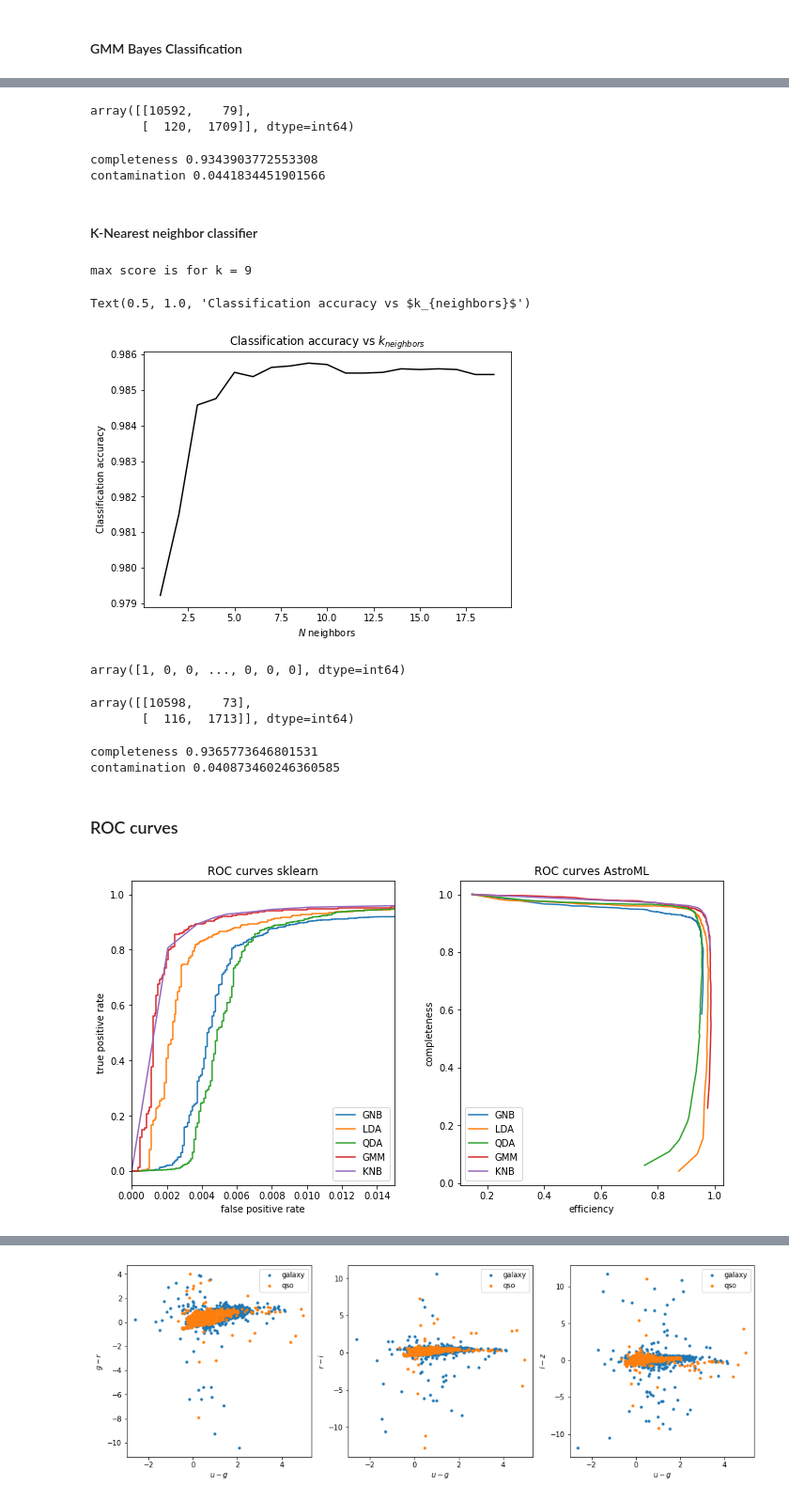
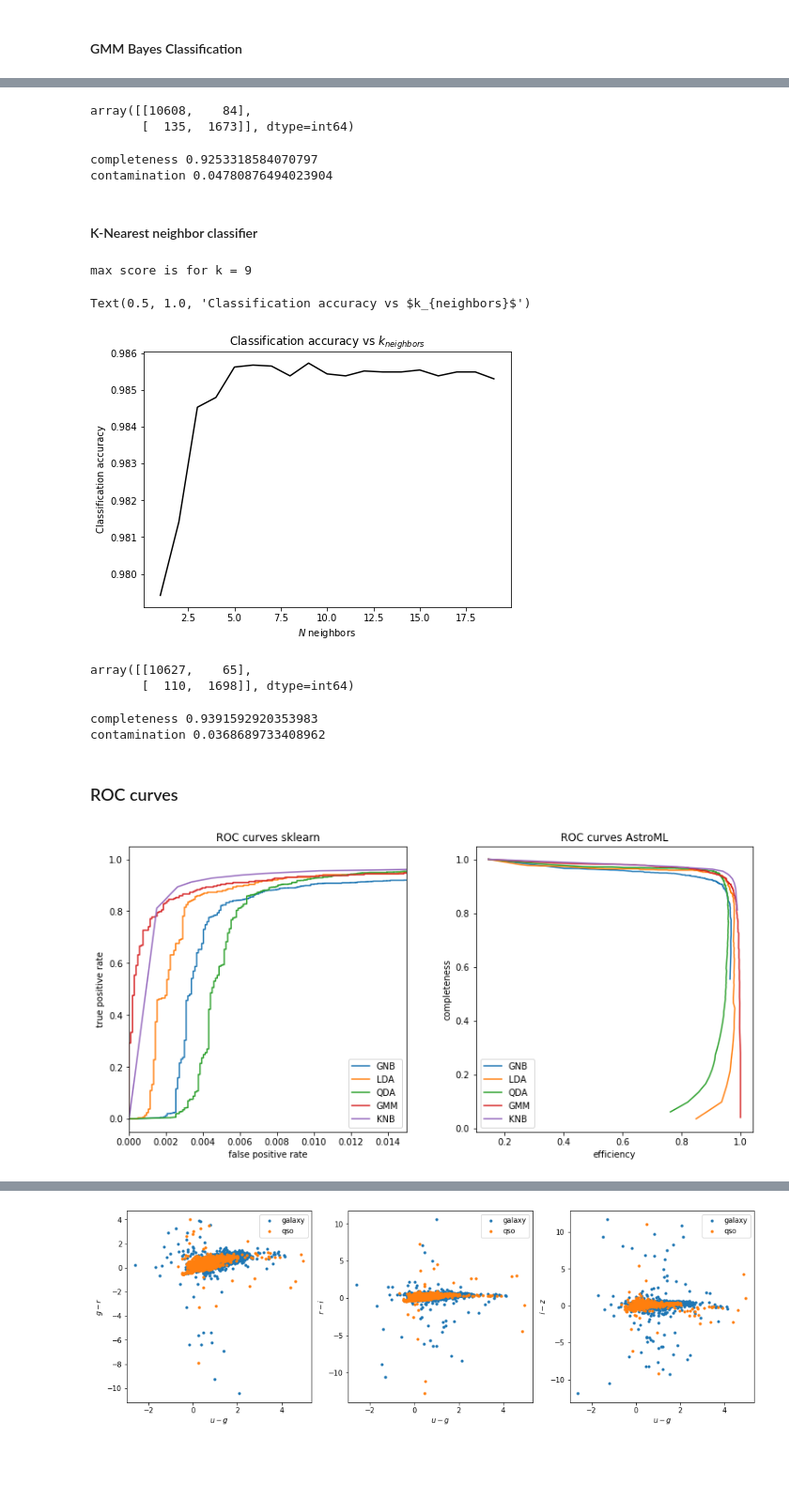
Before and after one commit to ludovicobizzarri/astrostatistics_bicocca_2024, a Jupyter notebook: working/Lesson 19/Galaxies vs Quasars.ipynb, the cells around one changed output, grey strips where cells are left out. Shown: that part at 94% size. Drawn from its saved outputs; the diff is of its cells as text; code cells hidden in the pictures; blank space fills up the shorter version.

```diff
--- a/working/Lesson 19/Galaxies vs Quasars.ipynb
+++ b/working/Lesson 19/Galaxies vs Quasars.ipynb
@@ -186,0 +236,20 @@ contamination 0.10947368421052632
+# %%
+def compute_GNB(Ncolors,combination,color_names):
+
+    predictions = []
+    scores_c = []
+    c_names = []
+
+    for comb in combination:
+        predictions.append([])
+        scores_c.append([])
+        c_names.append(color_names[comb])
+        for nc in Ncolors:
+            clf = GaussianNB()
+            clf.fit(X_train[:,comb][:, :nc], y_train)
+            y_pred = clf.predict(X_test[:,comb][:, :nc])
+
+            predictions[-1].append(y_pred)
+            scores_c[-1].append(accuracy_score(y_test,y_pred))
+
+    return predictions,scores_c,c_names
@@ -233,8 +338,8 @@ scores_gmm = []
 nvals = np.arange(2,10)
 for n in nvals:
     clf = GMMBayes(n_components=n)
-    CVpredk = cross_val_predict(clf, X, y)
-    scores_gmm.append(accuracy_score(y, CVpredk))
+    CVpred = cross_val_predict(clf, X_train, y_train) # use only the train data to cross-validate
+    scores_gmm.append(accuracy_score(y_train, CVpred))
 # %%
 print("max score is for n =",nvals[np.argmax(scores_gmm)])
 
@@ -259,16 +364,16 @@ y_prob_gmm = gmm_clf.predict_proba(X_test)
 # %%
 confusion_matrix(y_test,y_pred_gmm)
 # %% [output]
-array([[10592,    79],
-       [  120,  1709]], dtype=int64)
+array([[10608,    84],
+       [  135,  1673]], dtype=int64)
 # %%
 completeness_gmm, contamination_gmm = astroML.utils.completeness_contamination(y_pred_gmm, y_test)
 
 print("completeness", completeness_gmm)
 print("contamination", contamination_gmm)
 # %% [output]
-completeness 0.9343903772553308
-contamination 0.0441834451901566
+completeness 0.9253318584070797
+contamination 0.04780876494023904
 # %% [markdown]
 #### K-Nearest neighbor classifier
 # %%
@@ -278,8 +383,8 @@ scores_knc = []
 kvals = np.arange(1,20)
 for k in kvals:
     clf = KNeighborsClassifier(n_neighbors=k)
-    CVpredk = cross_val_predict(clf, X, y)
-    scores_knc.append(accuracy_score(y, CVpredk))
+    CVpredk = cross_val_predict(clf, X_train, y_train)
+    scores_knc.append(accuracy_score(y_train, CVpredk))
 # %%
 print("max score is for k =",kvals[np.argmax(scores_knc)])
 
@@ -293,7 +398,7 @@ plt.title(r'Classification accuracy vs $k_{neighbors}$')
 # %% [output]
 max score is for k = 9
 Text(0.5, 1.0, 'Classification accuracy vs $k_{neighbors}$')
-[figure, old version]
+[figure, new version]
 # %%
 best_k = kvals[np.argmax(scores_knc)]
 
@@ -301,23 +406,19 @@ knc_clf = KNeighborsClassifier(n_neighbors=best_k)
 knc_clf.fit(X_train,y_train)
 y_pred_knc = knc_clf.predict(X_test)
 y_prob_knc = knc_clf.predict_proba(X_test)
-
-y_test
-# %% [output]
-array([1, 0, 0, ..., 0, 0, 0], dtype=int64)
 # %%
 confusion_matrix(y_test,y_pred_knc)
 # %% [output]
-array([[10598,    73],
-       [  116,  1713]], dtype=int64)
+array([[10627,    65],
+       [  110,  1698]], dtype=int64)
 # %%
 completeness_knc, contamination_knc = astroML.utils.completeness_contamination(y_pred_knc, y_test)
 
 print("completeness", completeness_knc)
 print("contamination", contamination_knc)
 # %% [output]
-completeness 0.9365773646801531
-contamination 0.040873460246360585
+completeness 0.9391592920353983
+contamination 0.0368689733408962
 # %% [markdown]
 ### ROC curves
 # %%
@@ -325,7 +426,7 @@ methods_clf = np.array(['GNB','LDA','QDA','GMM','KNB'])
 y_probs = np.array([y_prob_gnb,y_prob_lda,y_prob_qda,y_prob_gmm,y_prob_knc])
 
 #plot
-fig = plt.figure(figsize=(16,6))
+fig = plt.figure(figsize=(18,6))
 fig.subplots_adjust(left=0.1, right=0.95, bottom=0.15, top=0.9, wspace=0.25)
 
 # ax1 will show roc curves
@@ -339,31 +440,31 @@ for label, y_prob in zip(methods_clf,y_probs):
     fpr, tpr, thresh = roc_curve(y_test, y_prob[:,1])
 
     # add (0, 0) as first point
     fpr = np.concatenate([[0], fpr])
     tpr = np.concatenate([[0], tpr])
 
     #astroML
     thresholds = np.linspace(0, 1, 1001)[:-1] # grid of thresholds
     comp = np.zeros_like(thresholds)
     cont = np.zeros_like(thresholds)
     for i, t in enumerate(thresholds):
         y_pred = (y_prob[:,-1] >= t)
         comp[i], cont[i] = completeness_contamination(y_pred, y_test)
 
 
     # ROC curves sklearn
     ax1.plot(fpr,tpr,label=label)
     #plt.xscale('log')
     ax1.set_xlim(0,0.015)
     ax1.set_xlabel('false positive rate')
     ax1.set_ylabel('true positive rate')
     ax1.set_title('ROC curves sklearn')
     ax1.legend()
 
     ax2.plot(1-cont, comp,label=label)
     ax2.set_title('ROC curves AstroML')
     ax2.set_xlabel('efficiency')
     ax2.set_ylabel('completeness')
     ax2.legend()
 # %% [output]
-[figure, old version]
+[figure, new version]
```
Also changed, not shown: parts of 53 cells of this notebook.
